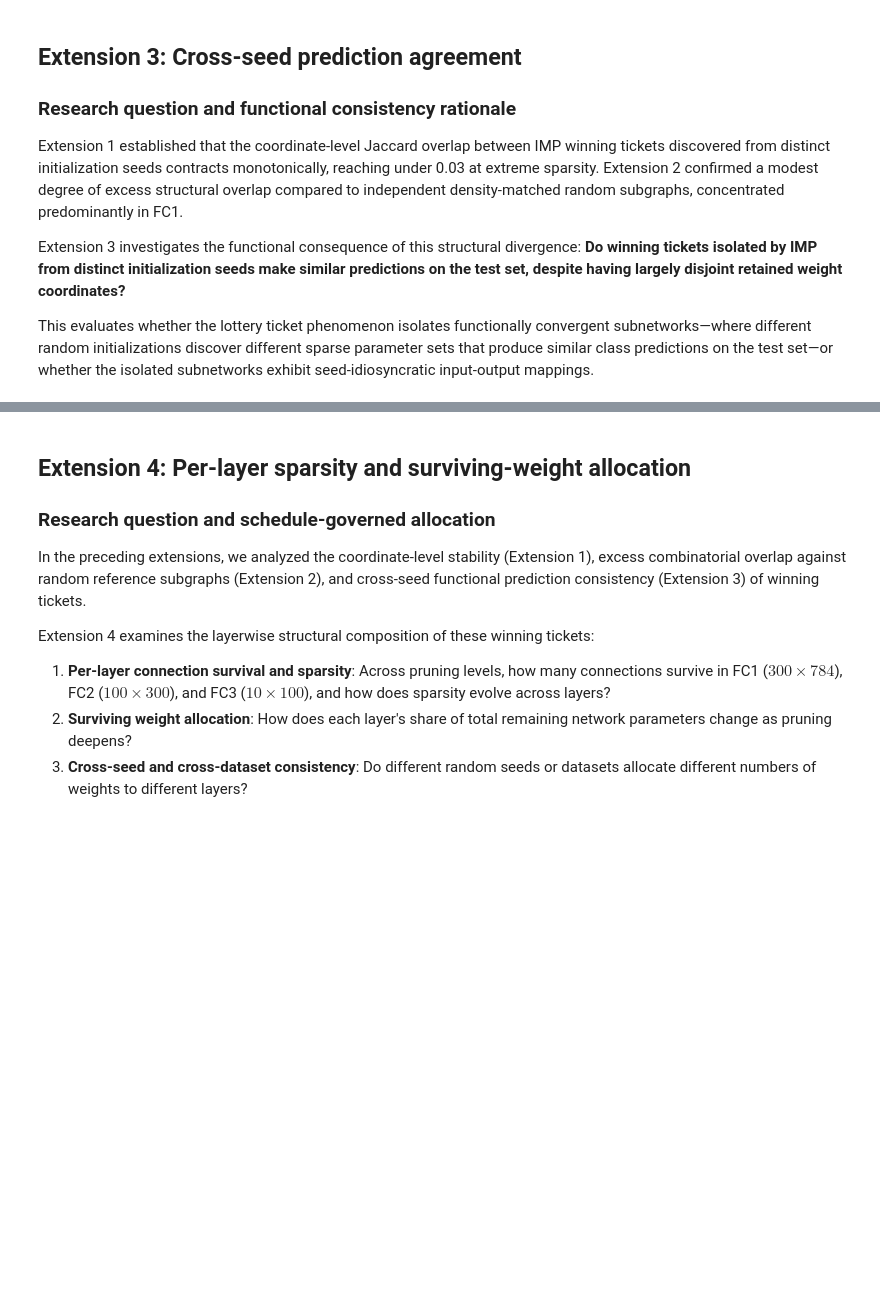
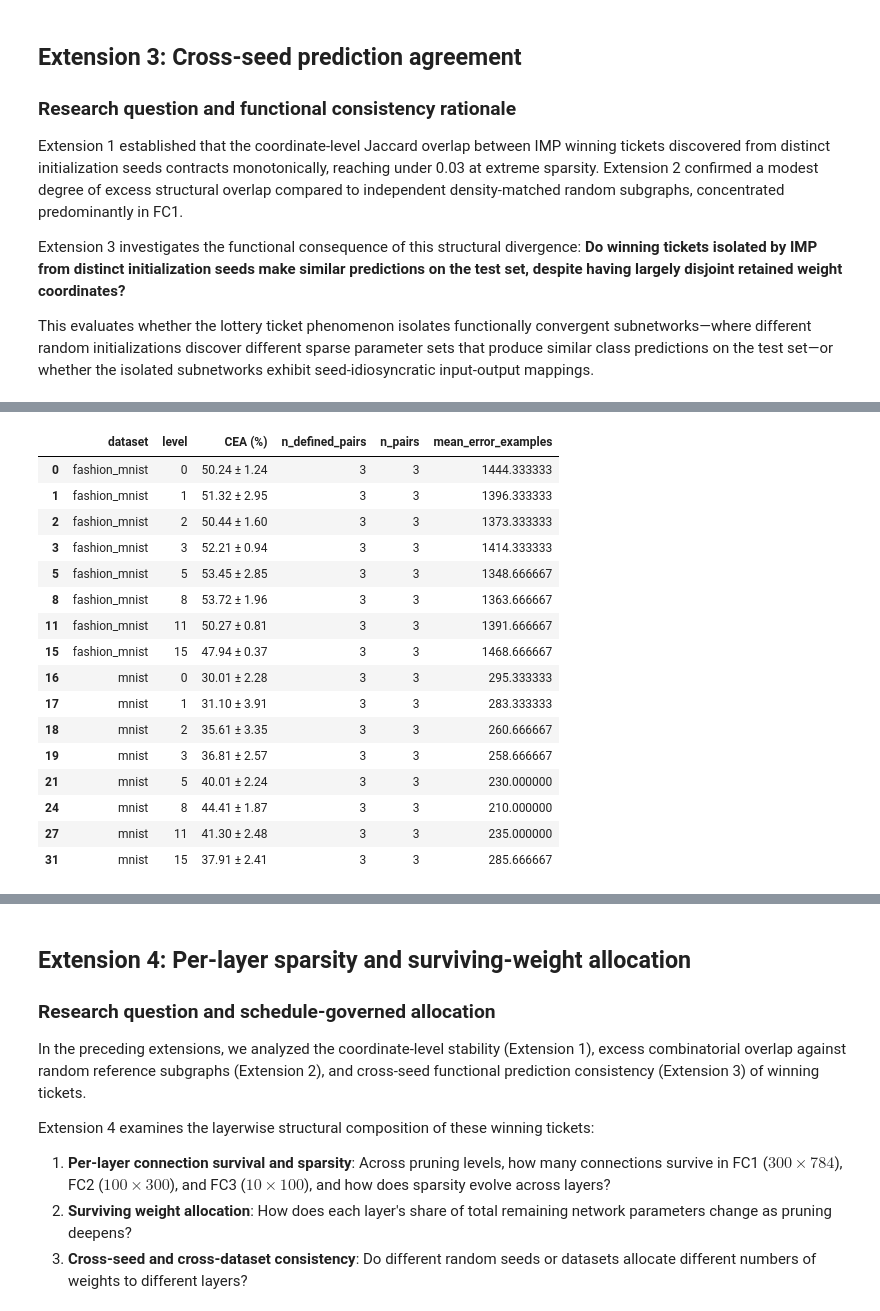
Before and after one commit to y336shen719/STAT679-lottery-ticket-hypothesis, a Jupyter notebook: analysis.ipynb, the cells around one changed output, grey strips where cells are left out. Saved outputs shown, nothing was run; the diff lists cells and outputs as text; code cells hidden in the pictures; blank space fills up the shorter version.

```diff
--- a/analysis.ipynb
+++ b/analysis.ipynb
@@ -938,0 +975,31 @@ plt.show()
+# %%
+# Conditional Error Agreement: derive each pair ratio before aggregation
+from extension_analysis.prediction_agreement import compute_conditional_error_agreement
+cea_pairs = compute_conditional_error_agreement(df_pairs)
+cea_summary = cea_pairs.groupby(["dataset", "model", "level"], as_index=False).agg(
+    cea_mean=("cea", "mean"), cea_sd=("cea", "std"), n_defined_pairs=("cea", "count"),
+    n_pairs=("cea", "size"), mean_error_examples=("at_least_one_wrong_count", "mean"),
+)
+cea_view = cea_summary[cea_summary["level"].isin([0, 1, 2, 3, 5, 8, 11, 15])].copy()
+cea_view["CEA (%)"] = cea_view.apply(
+    lambda r: "Undefined" if pd.isna(r.cea_mean) else
+    f"{100*r.cea_mean:.2f} ± {100*r.cea_sd:.2f}" if pd.notna(r.cea_sd) else f"{100*r.cea_mean:.2f}", axis=1)
+display(cea_view[["dataset", "level", "CEA (%)", "n_defined_pairs", "n_pairs", "mean_error_examples"]])
+# %% [output]
+|  | dataset | level | CEA (%) | n_defined_pairs | n_pairs | mean_error_examples |
+| 0 | fashion_mnist | 0 | 50.24 ± 1.24 | 3 | 3 | 1444.333333 |
+| 1 | fashion_mnist | 1 | 51.32 ± 2.95 | 3 | 3 | 1396.333333 |
+| 2 | fashion_mnist | 2 | 50.44 ± 1.60 | 3 | 3 | 1373.333333 |
+| 3 | fashion_mnist | 3 | 52.21 ± 0.94 | 3 | 3 | 1414.333333 |
+| 5 | fashion_mnist | 5 | 53.45 ± 2.85 | 3 | 3 | 1348.666667 |
+| 8 | fashion_mnist | 8 | 53.72 ± 1.96 | 3 | 3 | 1363.666667 |
+| 11 | fashion_mnist | 11 | 50.27 ± 0.81 | 3 | 3 | 1391.666667 |
+| 15 | fashion_mnist | 15 | 47.94 ± 0.37 | 3 | 3 | 1468.666667 |
+| 16 | mnist | 0 | 30.01 ± 2.28 | 3 | 3 | 295.333333 |
+| 17 | mnist | 1 | 31.10 ± 3.91 | 3 | 3 | 283.333333 |
+| 18 | mnist | 2 | 35.61 ± 3.35 | 3 | 3 | 260.666667 |
+| 19 | mnist | 3 | 36.81 ± 2.57 | 3 | 3 | 258.666667 |
+| 21 | mnist | 5 | 40.01 ± 2.24 | 3 | 3 | 230.000000 |
+| 24 | mnist | 8 | 44.41 ± 1.87 | 3 | 3 | 210.000000 |
+| 27 | mnist | 11 | 41.30 ± 2.48 | 3 | 3 | 235.000000 |
+| 31 | mnist | 15 | 37.91 ± 2.41 | 3 | 3 | 285.666667 |
```
Also changed, not shown: parts of 19 cells of this notebook, 5 other files.
